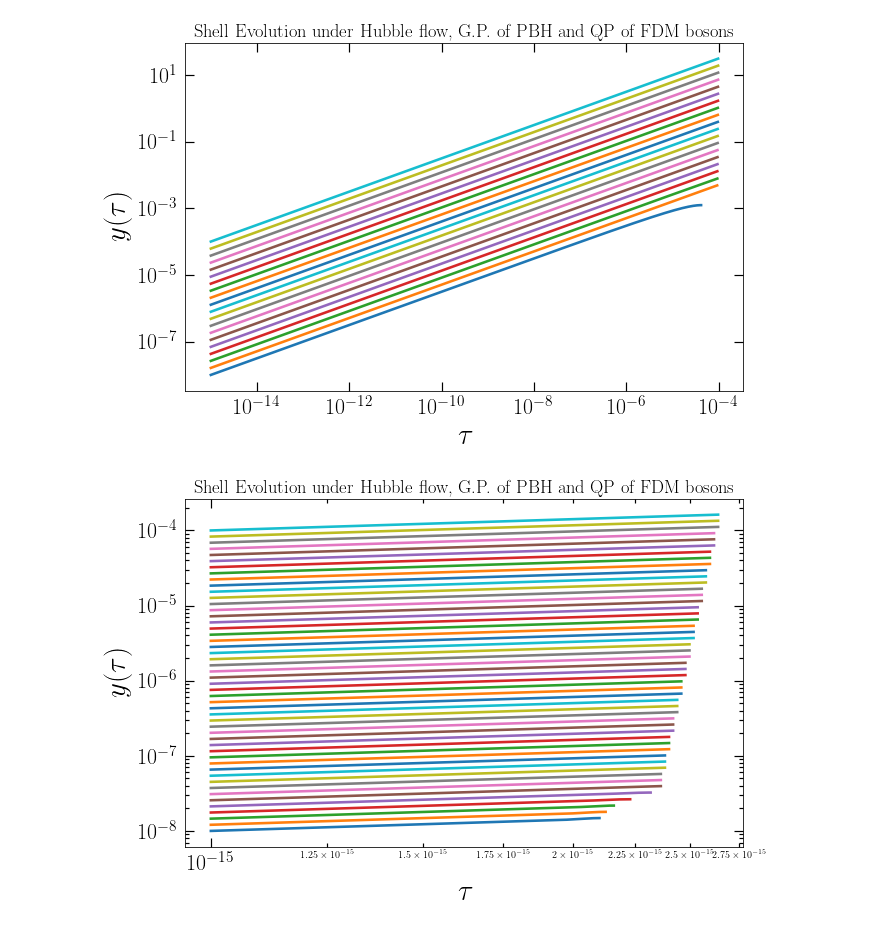
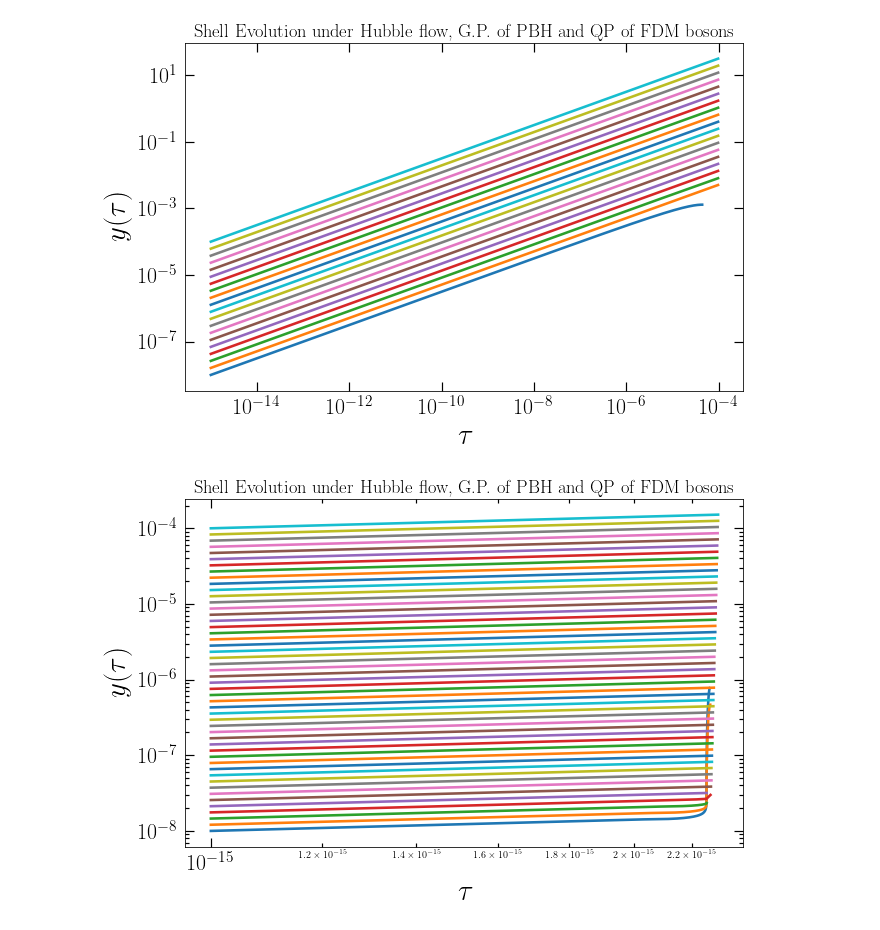
Before and after one commit to pratibhajangra591/project-3, a Jupyter notebook: FDM_EOM3.ipynb, the cells around one changed output. Saved outputs shown, nothing was run; the diff lists cells and outputs as text; code cells hidden in the pictures.

```diff
--- a/FDM_EOM3.ipynb
+++ b/FDM_EOM3.ipynb
@@ -523,7 +520,7 @@ t_i, t_f = 1e-15, 100
 r_min, r_max = 1e-8, 1e-4
 N = 7
 ri_arr = np.geomspace(r_min, r_max, N)
-t_arr = np.geomspace(t_i, t_f, 10000)
+t_arr = np.geomspace(t_i, t_f, 100000)
 dt = np.gradient(t_arr)
 
 initial_density = 1e-20
@@ -574,7 +571,7 @@ plt.xticks(fontsize=22)
 plt.yticks(fontsize=22)
 
 plt.title('Shell Evolution under Hubble flow, G.P. of PBH and QP of FDM bosons', fontsize= 18.5)
-#plt.savefig('shells_hubble_GP_QP_N50.pdf', bbox_inches = 'tight')
+#plt.savefig('shells_hubble_GP_QP_N7_tdiff.pdf', bbox_inches = 'tight')
 plt.show()
 # %% [output]
 [figure]
@@ -583,7 +580,7 @@ t_i, t_f = 1e-15, 100
 r_min, r_max = 1e-8, 1e-4
 N = 20
 ri_arr = np.geomspace(r_min, r_max, N)
-t_arr = np.geomspace(t_i, t_f, 10000)
+t_arr = np.geomspace(t_i, t_f, 100000)
 dt = np.gradient(t_arr)
 
 initial_density = 1e-20
@@ -634,7 +631,7 @@ plt.xticks(fontsize=22)
 plt.yticks(fontsize=22)
 
 plt.title('Shell Evolution under Hubble flow, G.P. of PBH and QP of FDM bosons', fontsize= 18.5)
-#plt.savefig('shells_hubble_GP_QP_N50.pdf', bbox_inches = 'tight')
+#plt.savefig('shells_hubble_GP_QP_N20_tdiff.pdf', bbox_inches = 'tight')
 plt.show()
 # %% [output]
 [figure]
@@ -643,7 +640,7 @@ t_i, t_f = 1e-15, 100
 r_min, r_max = 1e-8, 1e-4
 N = 50
 ri_arr = np.geomspace(r_min, r_max, N)
-t_arr = np.geomspace(t_i, t_f, 10000)
+t_arr = np.geomspace(t_i, t_f, 100000)
 dt = np.gradient(t_arr)
 
 initial_density = 1e-20
@@ -669,32 +666,32 @@ gravity = True
 Hubble = True
 
 
 r_sol, v_sol, cutoff_index,  r_ta_arr, t_ta_arr, rho_arr, rta_mask, tta_mask = shells_evolution(N, t_arr, dt, ri_arr,  Hubble, gravity, QP)
 
 #print("rho_arr_Hubble_GP_QP =", rho_arr)
 
 
 fig, ax1 = plt.subplots(figsize=(10, 6.4))
 plt.rc('lines', linewidth=2.6)
 plt.tick_params(axis='both', right=True, top=True, which='minor', width=1.2, length=4, direction='in')
 plt.tick_params(axis='both', right=True, top=True, which='major', width=1.2, length=9, direction='in')
 colors = ['C0', 'C1', 'C2', 'C3', 'C4', 'C5', 'C6']
 
 
 
 for j in range(N):
     ax1.loglog(tta_mask[j], rta_mask[j])
 
 
 ax1.tick_params(axis='x', pad=7.9)
 ax1.tick_params(axis='y', pad=7.9)
 plt.xlabel(r'$\tau$', fontsize= 29, labelpad = 6)
 plt.ylabel(r'$y(\tau)$', fontsize= 29, labelpad = 6)
 plt.xticks(fontsize=22)
 plt.yticks(fontsize=22)
 
 plt.title('Shell Evolution under Hubble flow, G.P. of PBH and QP of FDM bosons', fontsize= 18.5)
-#plt.savefig('shells_hubble_GP_QP_N50.pdf', bbox_inches = 'tight')
+#plt.savefig('shells_hubble_GP_QP_N50_tdiff.pdf', bbox_inches = 'tight')
 plt.show()
 # %% [output]
-[figure, old version]
+[figure, new version]
```
Also changed, not shown: parts of 5 cells of this notebook.
